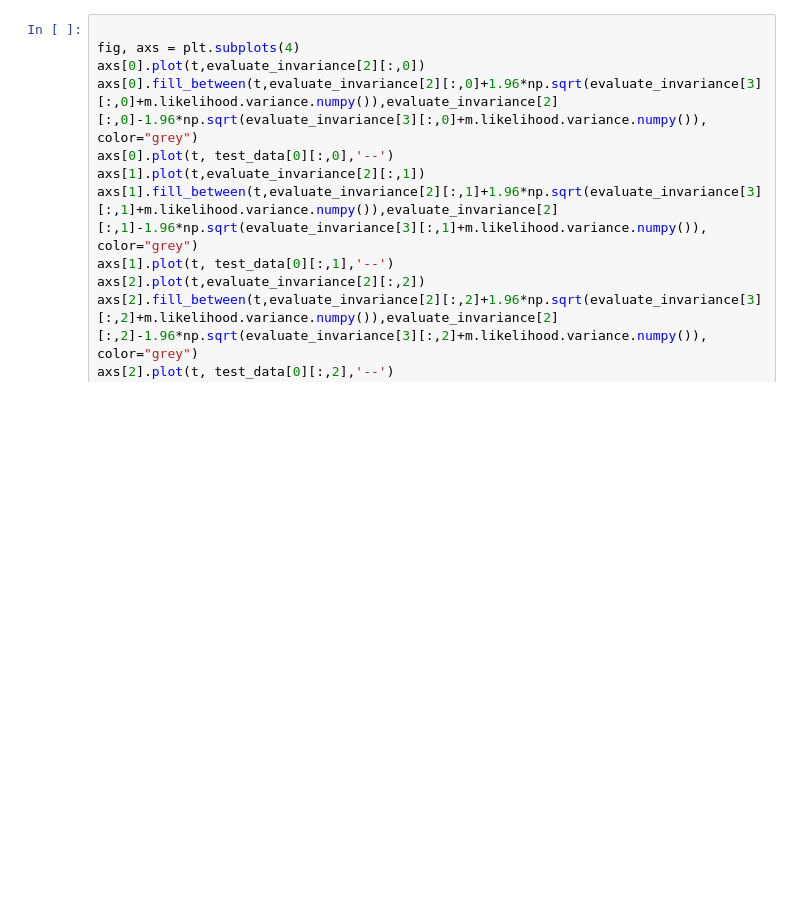
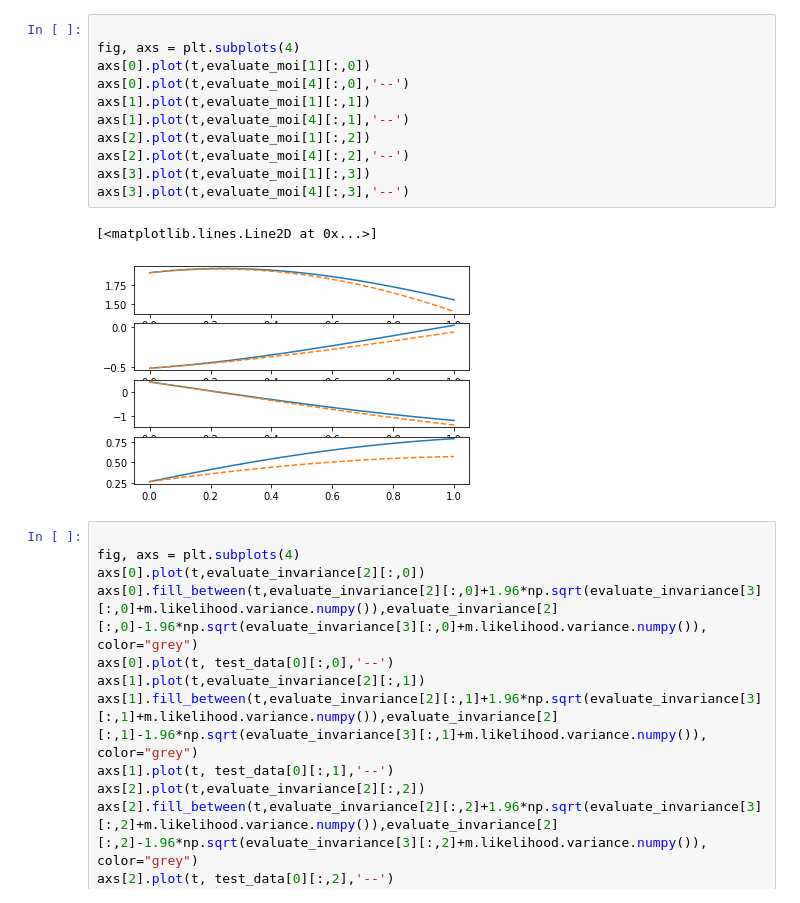
Before and after one commit to charlielao/dynamical_system_invariance_project, a Jupyter notebook: codes/run_param_undamped_2d.ipynb, the cells around one changed output. Cells and saved outputs as stored; diff of their text form; blank space fills up the shorter version.

```diff
--- a/codes/run_param_undamped_2d.ipynb
+++ b/codes/run_param_undamped_2d.ipynb
@@ -122,3 +149,17 @@ axs[3].plot(t, test_data[0][:,3],'--')
+# %%
+
+fig, axs = plt.subplots(4)
+axs[0].plot(t,evaluate_moi[1][:,0])
+axs[0].plot(t,evaluate_moi[4][:,0],'--')
+axs[1].plot(t,evaluate_moi[1][:,1])
+axs[1].plot(t,evaluate_moi[4][:,1],'--')
+axs[2].plot(t,evaluate_moi[1][:,2])
+axs[2].plot(t,evaluate_moi[4][:,2],'--')
+axs[3].plot(t,evaluate_moi[1][:,3])
+axs[3].plot(t,evaluate_moi[4][:,3],'--')
+# %% [output]
+[<matplotlib.lines.Line2D at 0x...>]
+[figure, added]
 # %%
 
 fig, axs = plt.subplots(4)
```
Also changed, not shown: parts of 8 cells of this notebook, 5 other files.
